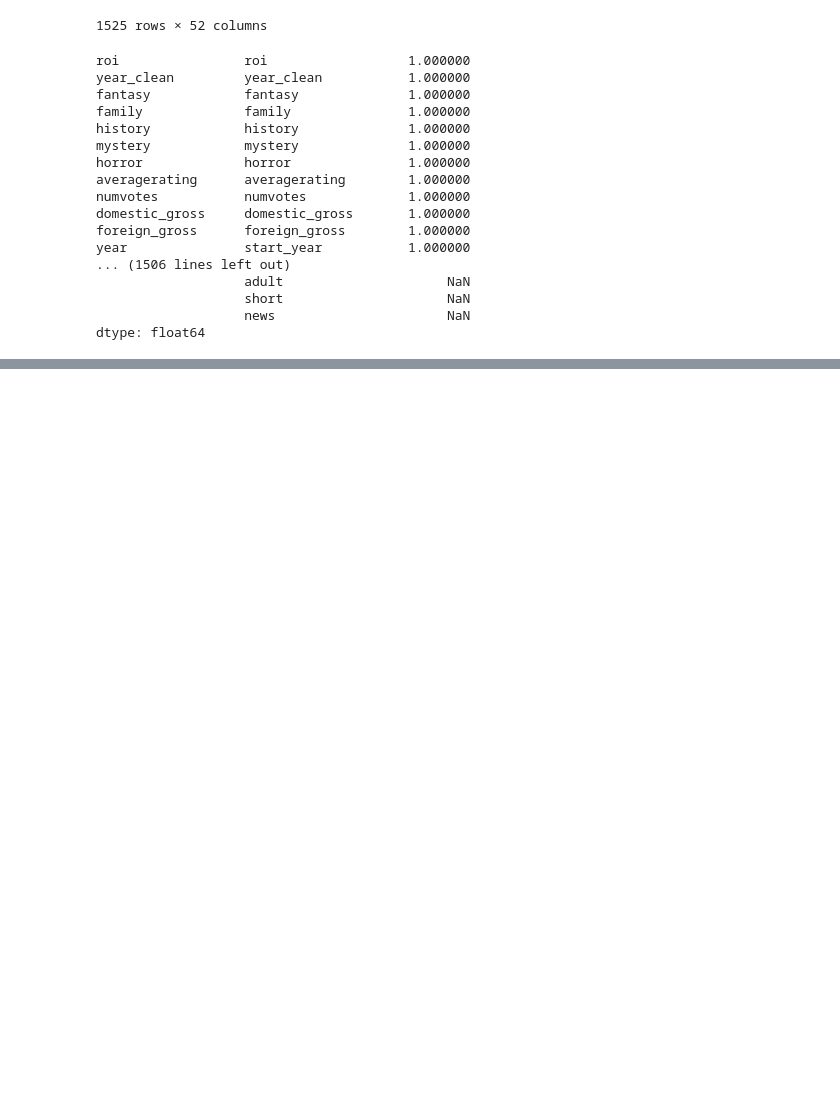
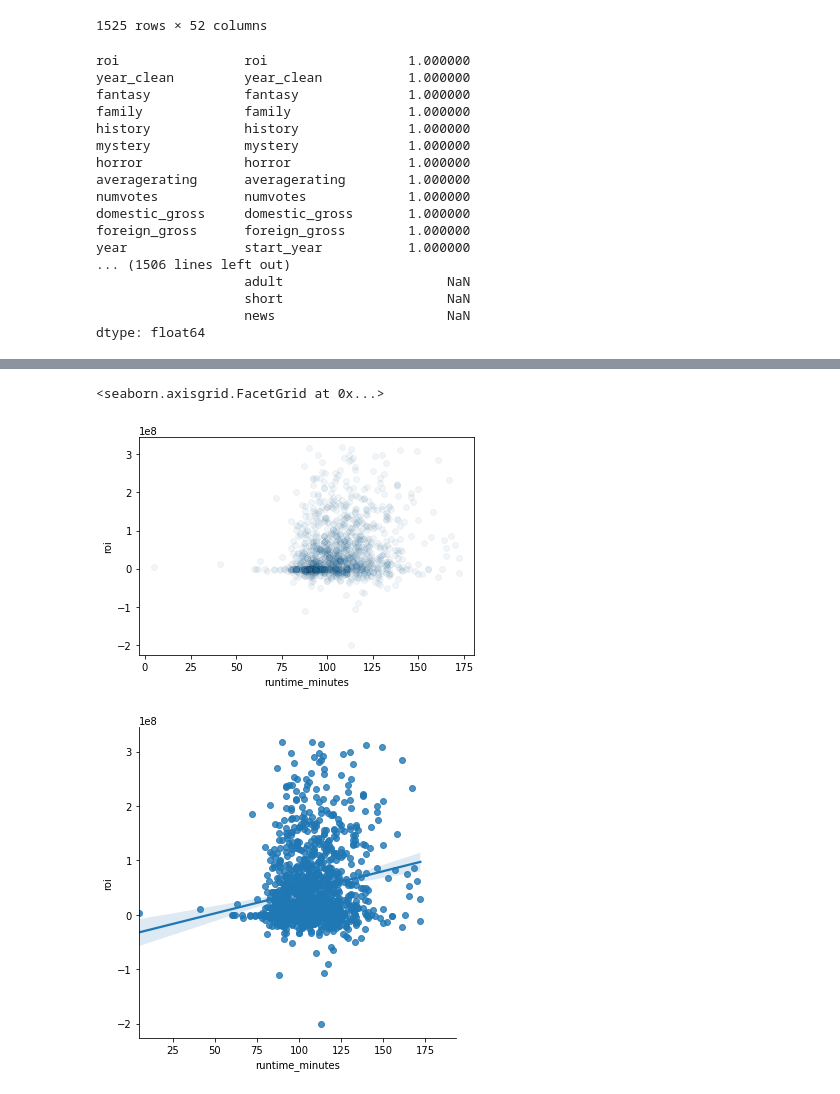
Before and after one commit to kaiuechi/flatiron-movie-analysis, a Jupyter notebook: EDA.ipynb, the cells around one changed output, grey strips where cells are left out. Drawn from its saved outputs; the diff is of its cells as text; code cells hidden in the pictures; blank space fills up the shorter version.

```diff
--- a/EDA.ipynb
+++ b/EDA.ipynb
@@ -1135,0 +1173,10 @@ df_dropOutliers.corr()
+# %%
+
+sns.scatterplot(x='runtime_minutes', y='roi', data=df_dropOutliers, alpha=0.07, edgecolor='k')
+
+#sns.(x='runtime_minutes', y='roi', data=df_dropOutliers, alpha=1, edgecolor='k')
+sns.lmplot(x='runtime_minutes', y='roi', data=df_dropOutliers)
+# %% [output]
+<seaborn.axisgrid.FacetGrid at 0x...>
+[figure, added]
+[figure, added]
```
Also changed, not shown: parts of 12 cells of this notebook.
